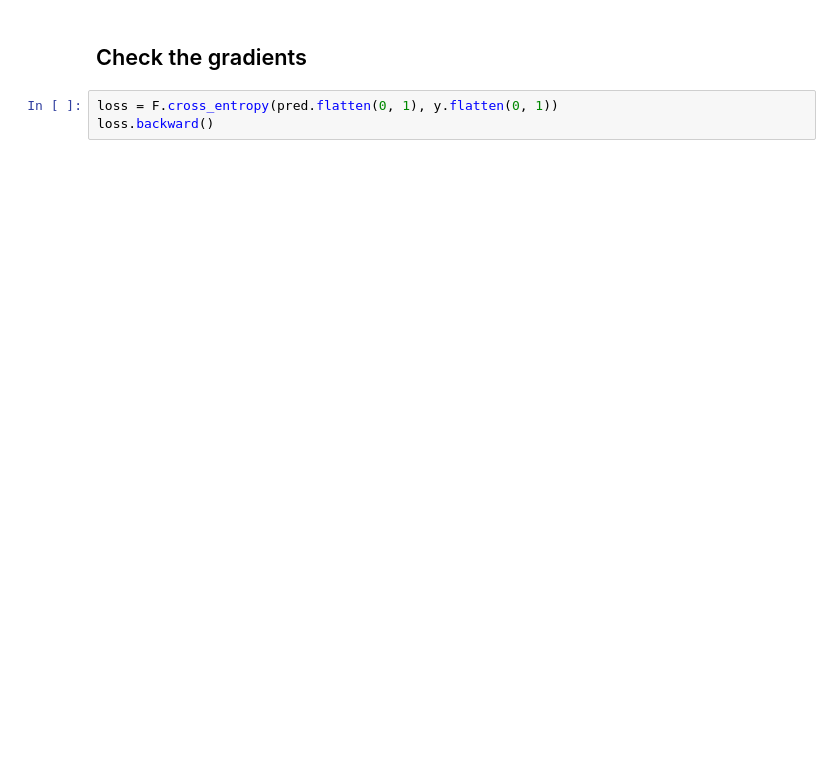
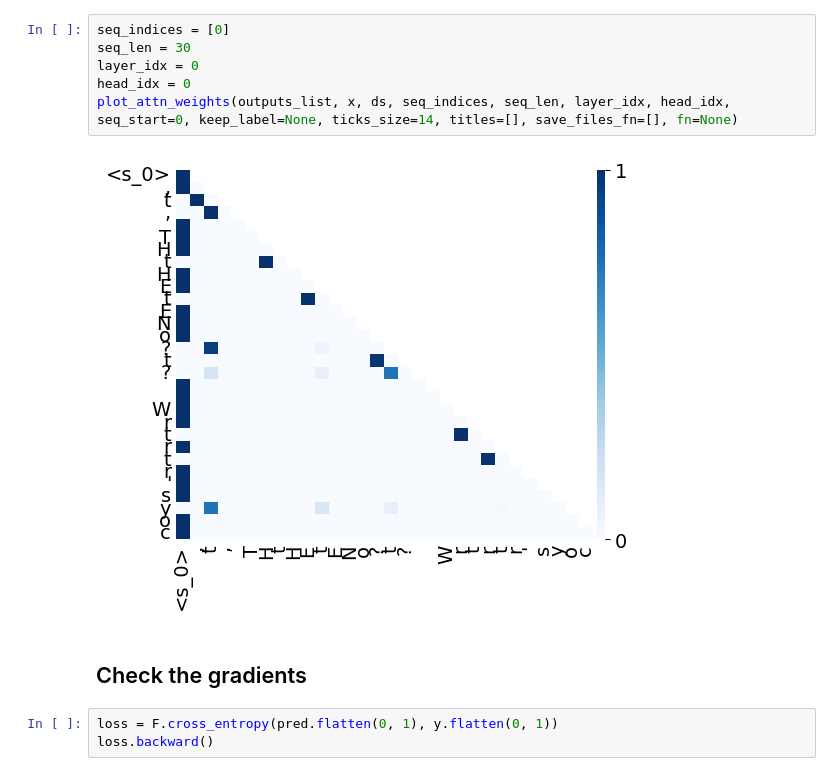
Before and after one commit to GuoTianYu2000/transformer-birth, a Jupyter notebook: Aug-28-check_dynamics.ipynb, the cells around one changed output. Drawn from its saved outputs; the diff is of its cells as text; blank space fills up the shorter version.

```diff
--- a/Aug-28-check_dynamics.ipynb
+++ b/Aug-28-check_dynamics.ipynb
@@ -47,3 +100,11 @@ tensor([140.7036,  27.3864,  17.4664,  27.2720,  32.0737,  31.4242,  31.6992,
+# %%
+seq_indices = [0]
+seq_len = 30
+layer_idx = 0
+head_idx = 0
+plot_attn_weights(outputs_list, x, ds, seq_indices, seq_len, layer_idx, head_idx, seq_start=0, keep_label=None, ticks_size=14, titles=[], save_files_fn=[], fn=None)
+# %% [output]
+[figure, added]
 # %% [markdown]
 ## Check the gradients
 # %%
```
Also changed, not shown: parts of 28 cells of this notebook, 42 other files.
